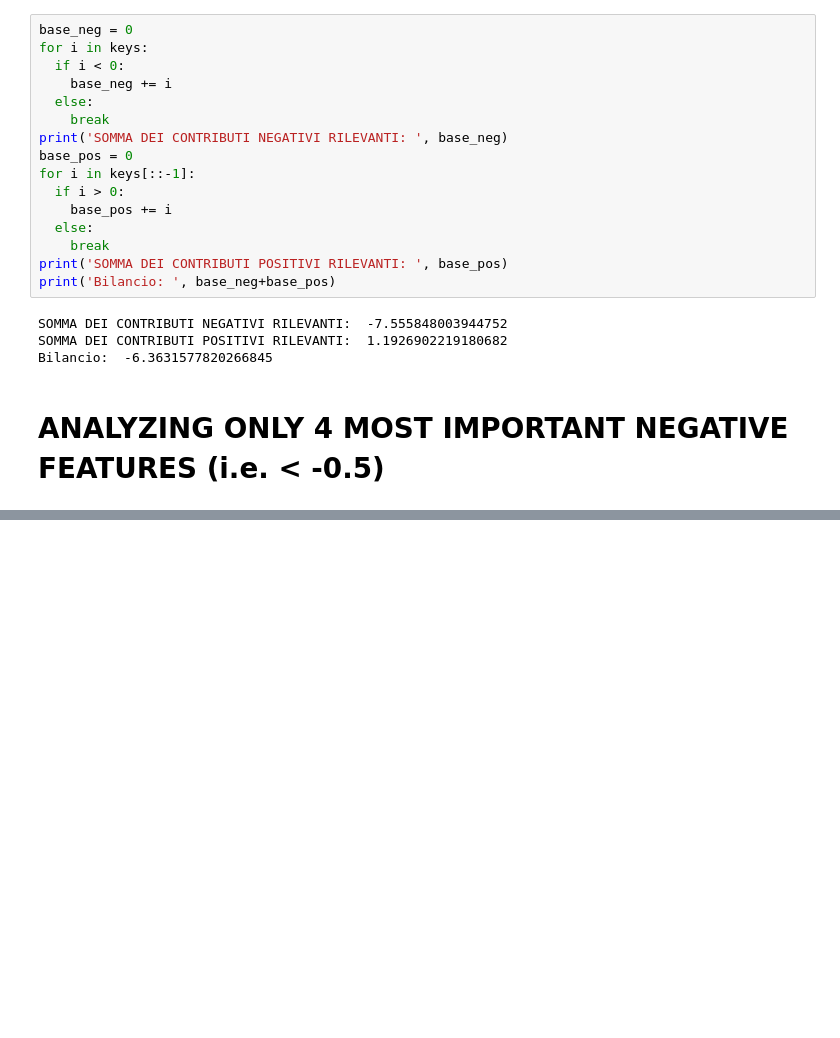
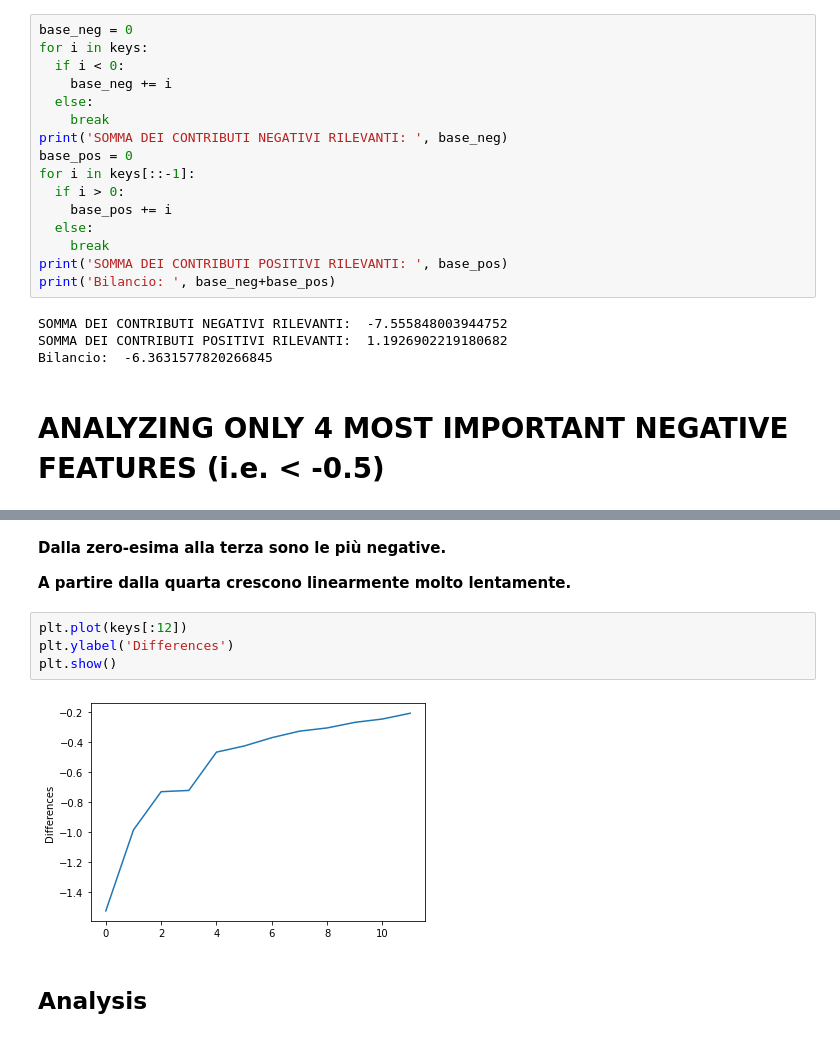
Before and after one commit to monkeyspirit/wirenet-again, a Jupyter notebook: Feature_analysis.ipynb, the cells around one changed output, grey strips where cells are left out. Saved outputs shown, nothing was run; the diff lists cells and outputs as text; blank space fills up the shorter version.

```diff
--- a/Feature_analysis.ipynb
+++ b/Feature_analysis.ipynb
@@ -176,0 +190,12 @@ Bilancio:  -6.3631577820266845
+# %% [markdown]
+**Dalla zero-esima alla terza sono le più negative.**
+
+**A partire dalla quarta crescono linearmente molto lentamente.**
+# %%
+plt.plot(keys[:12])
+plt.ylabel('Differences')
+plt.show()
+# %% [output]
+[figure, added]
+# %% [markdown]
+## Analysis
```
Also changed, not shown: parts of 9 cells of this notebook.
